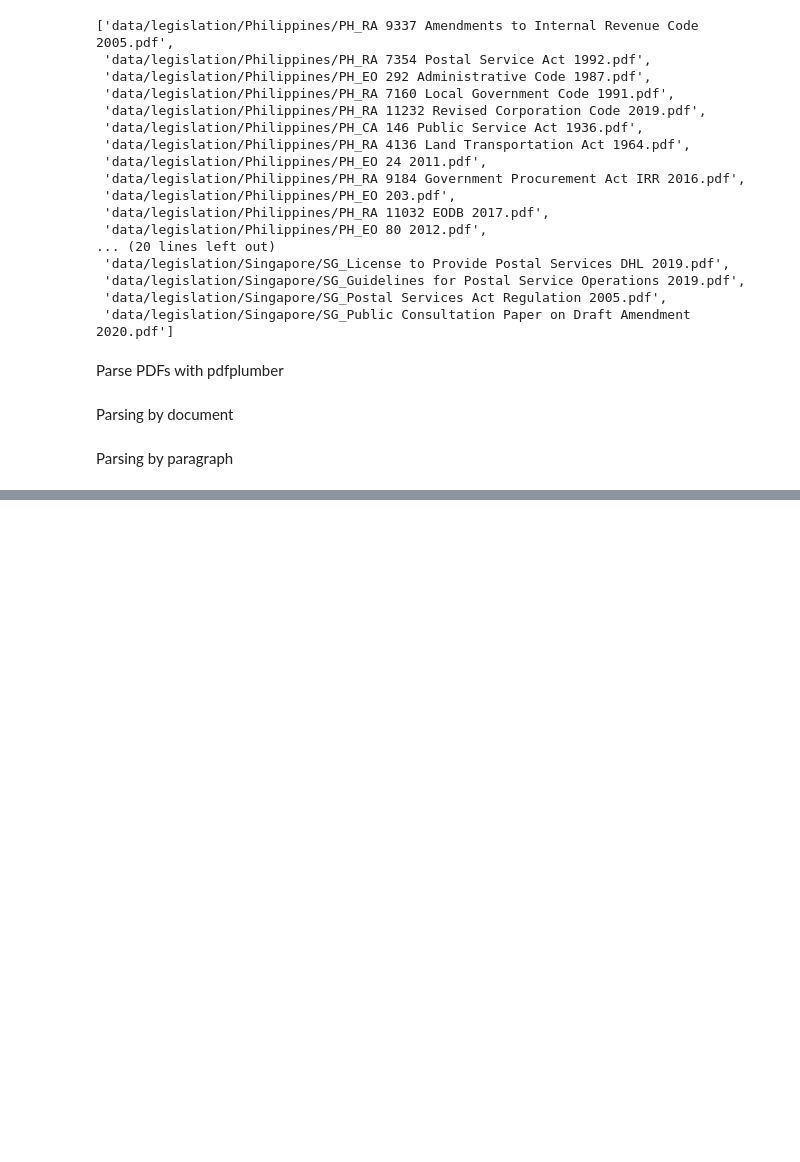
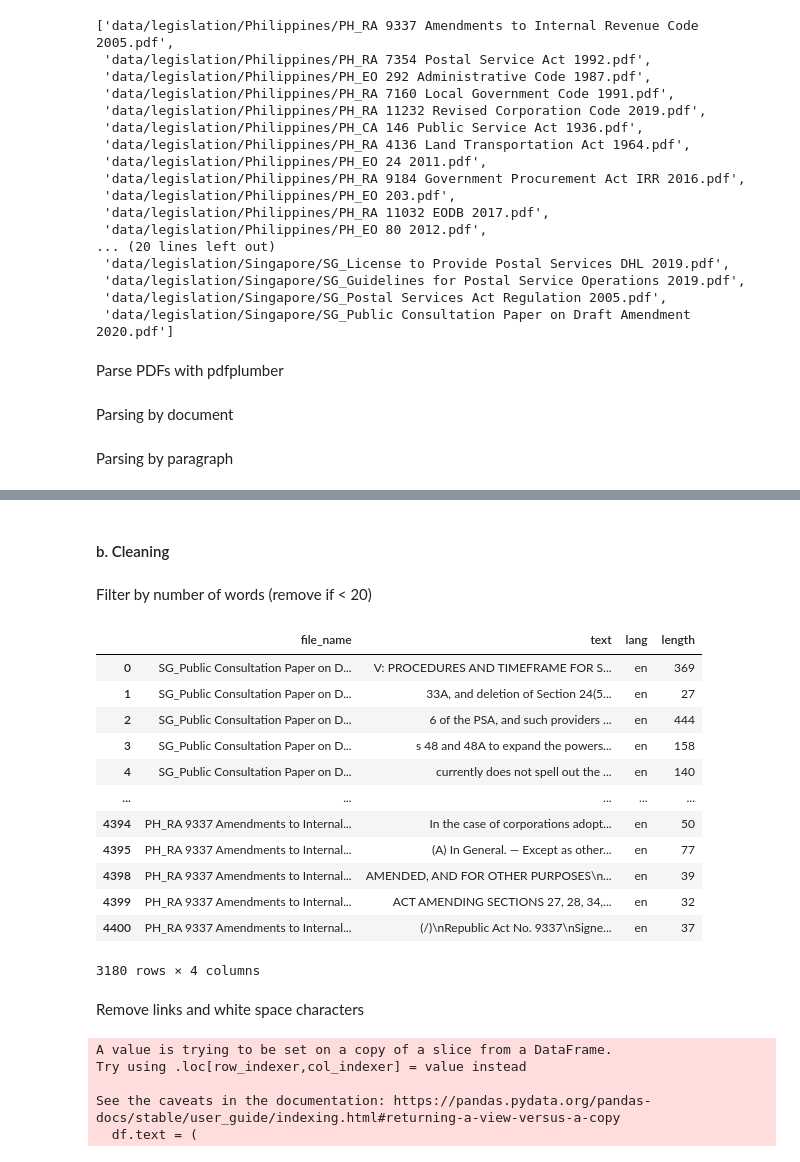
Before and after one commit to janinepdevera/legal-text-classification-CIA, a Jupyter notebook: src/python/parse_para.ipynb, the cells around one changed output, grey strips where cells are left out. Saved outputs shown, nothing was run; the diff lists cells and outputs as text; code cells hidden in the pictures; blank space fills up the shorter version.

```diff
--- a/src/python/parse_para.ipynb
+++ b/src/python/parse_para.ipynb
@@ -208,0 +229,35 @@ sample
+# %% [markdown]
+#### b. Cleaning
+# %% [markdown]
+Filter by number of words (remove if < 20)
+# %%
+df = df_text[df_text['length'] > 20]
+df
+# %% [output]
+|  | file_name | text | lang | length |
+| 0 | SG_Public Consultation Paper on D... | V: PROCEDURES AND TIMEFRAME FOR S... | en | 369 |
+| 1 | SG_Public Consultation Paper on D... | 33A, and deletion of Section 24(5... | en | 27 |
+| 2 | SG_Public Consultation Paper on D... | 6 of the PSA, and such providers ... | en | 444 |
+| 3 | SG_Public Consultation Paper on D... | s 48 and 48A to expand the powers... | en | 158 |
+| 4 | SG_Public Consultation Paper on D... | currently does not spell out the ... | en | 140 |
+| ... | ... | ... | ... | ... |
+| 4394 | PH_RA 9337 Amendments to Internal... | In the case of corporations adopt... | en | 50 |
+| 4395 | PH_RA 9337 Amendments to Internal... | (A) In General. — Except as other... | en | 77 |
+| 4398 | PH_RA 9337 Amendments to Internal... | AMENDED, AND FOR OTHER PURPOSES\n... | en | 39 |
+| 4399 | PH_RA 9337 Amendments to Internal... | ACT AMENDING SECTIONS 27, 28, 34,... | en | 32 |
+| 4400 | PH_RA 9337 Amendments to Internal... | (/)\nRepublic Act No. 9337\nSigne... | en | 37 |
+3180 rows × 4 columns
+# %% [markdown]
+Remove links and white space characters
+# %%
+df.text = (
+    df.text
+    .replace("\n", " ", regex=True)
+    .replace("(?:(?:https?|http):\/\/)?(?:www\.)?[a-zA-Z0-9\-]+\.[a-zA-Z0-9\-]+\.(?:[a-zA-Z0-9\-]+\.)?(?:com|html|ph|sg|org)(?:\/[^\s]*)?",
+             " ", regex=True))
+# %% [output]
+A value is trying to be set on a copy of a slice from a DataFrame.
+Try using .loc[row_indexer,col_indexer] = value instead
+
+See the caveats in the documentation: https://pandas.pydata.org/pandas-docs/stable/user_guide/indexing.html#returning-a-view-versus-a-copy
+  df.text = (
```
Also changed, not shown: parts of 39 cells of this notebook, 2 other files.
